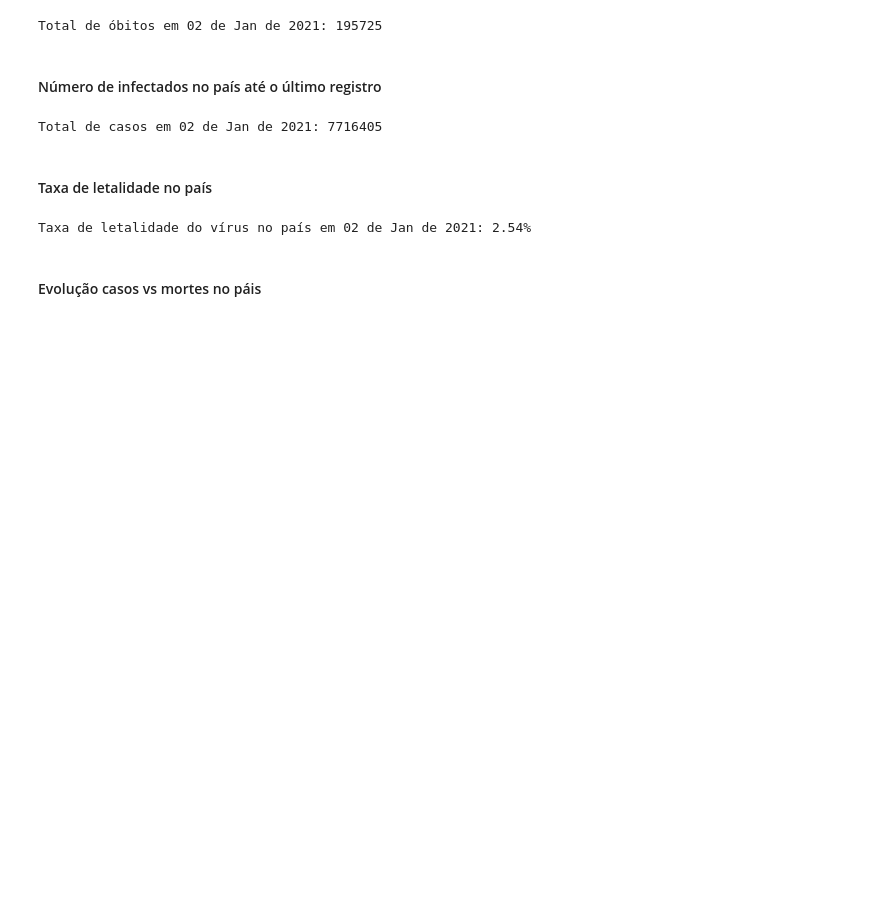
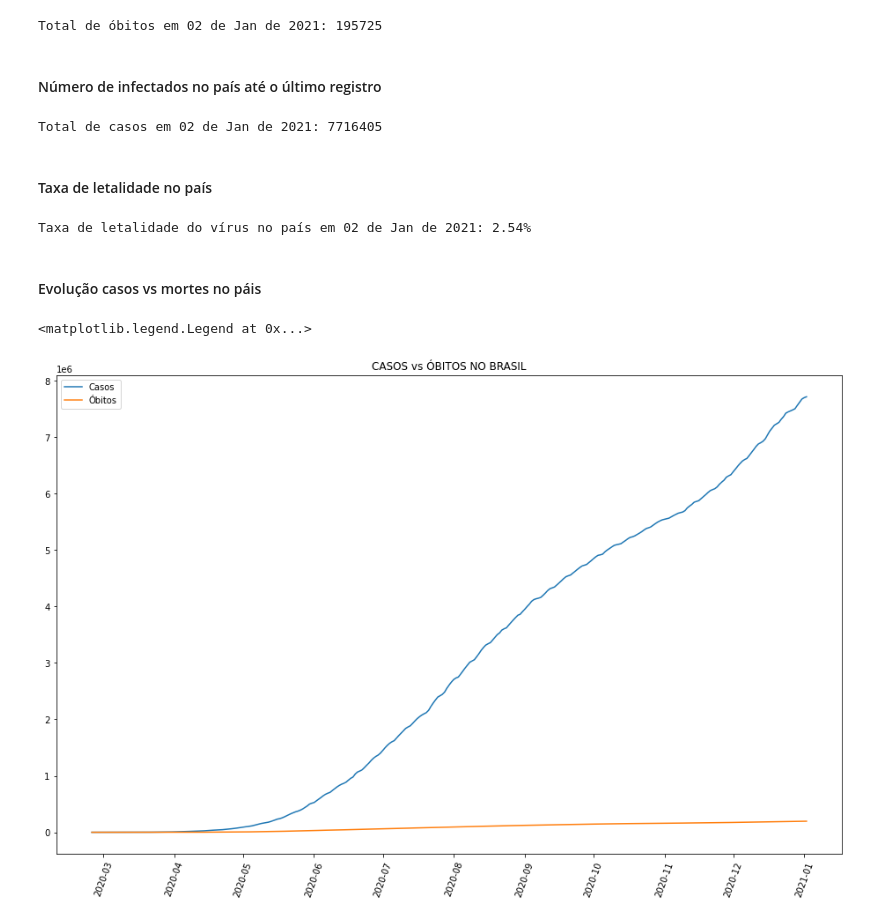
Before and after one commit to SilvioDaCol/Analise_COVID19, a Jupyter notebook: Analysis.ipynb, the cells around one changed output. Drawn from its saved outputs; the diff is of its cells as text; code cells hidden in the pictures; blank space fills up the shorter version.

```diff
--- a/Analysis.ipynb
+++ b/Analysis.ipynb
@@ -288,3 +290,15 @@ print(f'Taxa de letalidade do vírus no país em {data.strftime("%d de %b de %Y"
 Taxa de letalidade do vírus no país em 02 de Jan de 2021: 2.54%
 # %% [markdown]
 #### Evolução casos vs mortes no páis
+# %%
+fig = plt.figure(figsize=(16, 10))
+plt.xticks(rotation=70)
+
+plt.plot('data', 'casosAcumulado', data=covid_brasil, label='Casos')
+plt.plot('data', 'obitosAcumulado', data=covid_brasil, label='Óbitos')
+
+plt.title('CASOS vs ÓBITOS NO BRASIL')
+plt.legend()
+# %% [output]
+<matplotlib.legend.Legend at 0x...>
+[figure, added]
```
Also changed, not shown: parts of 1 cell of this notebook.
